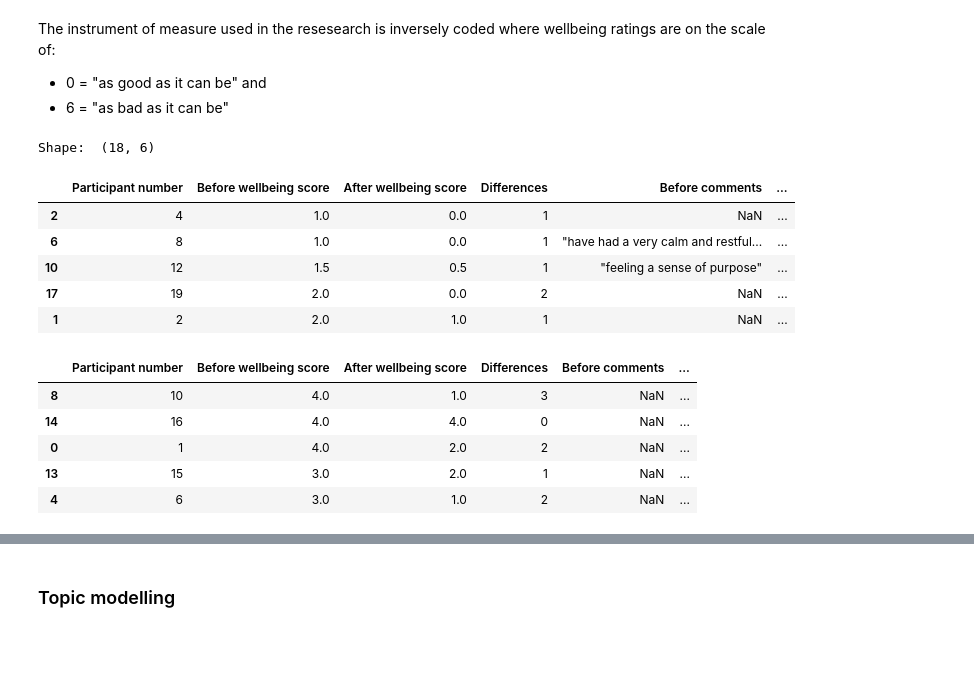
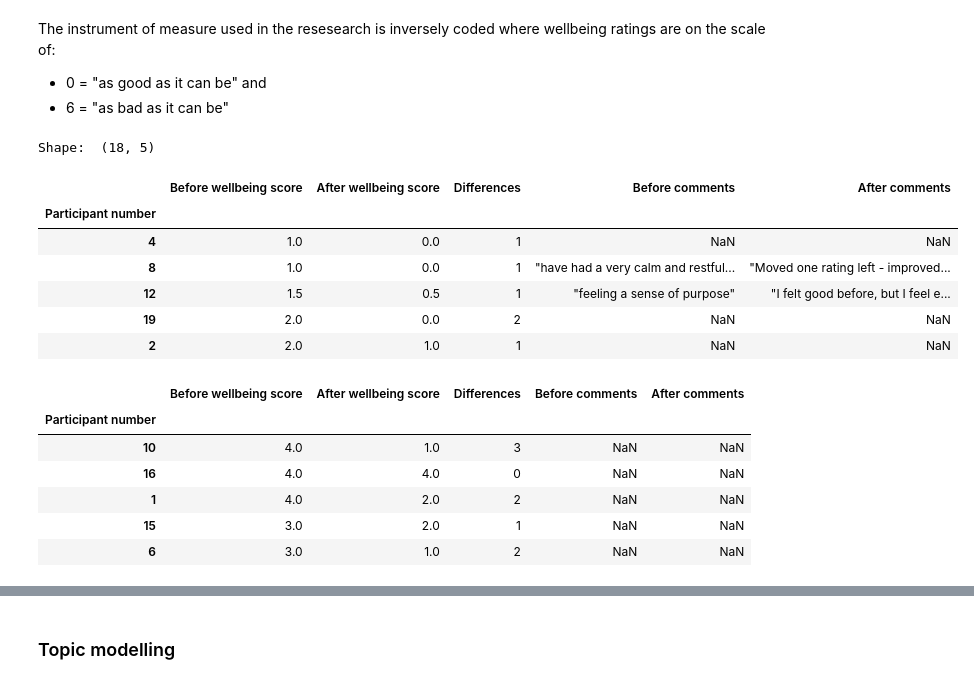
Before and after one commit to RachaelJadeMcGrath/Capstone, a Jupyter notebook: capstone_analysis.ipynb, the cells around one changed output, grey strips where cells are left out. Cells and saved outputs as stored; diff of their text form; code cells hidden in the pictures; blank space fills up the shorter version.

```diff
--- a/capstone_analysis.ipynb
+++ b/capstone_analysis.ipynb
@@ -814,39 +899,43 @@ The instrument of measure used in the resesearch is inversely coded where wellbe
 # %%
 # Load the intervention study dataset
 df_intervention = pd.read_csv("Embedded Intervention Study Before and After(Wellbeing scores)(final).csv")
 # Clean column names (remove extra spaces)
 df_intervention.columns = df_intervention.columns.str.strip()
 # Drop rows where 'Before wellbeing score' is NaN
 df_intervention = df_intervention.dropna(subset=['Before wellbeing score'])
 # Drop rows where 'After wellbeing score' is NaN
 df_intervention = df_intervention.dropna(subset=['After wellbeing score'])
 # Sort by 'Before wellbeing score' for better visual clarity
 df_intervention = df_intervention.sort_values("Before wellbeing score", ascending=True)
+# Set index after sorting
+df_intervention = df_intervention.set_index("Participant number")
 # Check the first few rows of the dataset
 df_intervention.head()
 print ("Shape: ", df_intervention.shape)
 # Show the first few rows of the cleaned DataFrame
 df_intervention.head()
 # %% [output]
-Shape:  (18, 6)
+Shape:  (18, 5)
-|  | Participant number | Before wellbeing score | After wellbeing score | Differences | Before comments | ... |
-| 2 | 4 | 1.0 | 0.0 | 1 | NaN | ... |
-| 6 | 8 | 1.0 | 0.0 | 1 | "have had a very calm and restful... | ... |
-| 10 | 12 | 1.5 | 0.5 | 1 | "feeling a sense of purpose" | ... |
-| 17 | 19 | 2.0 | 0.0 | 2 | NaN | ... |
-| 1 | 2 | 2.0 | 1.0 | 1 | NaN | ... |
+|  | Before wellbeing score | After wellbeing score | Differences | Before comments | After comments |
+| Participant number |  |  |  |  |  |
+| 4 | 1.0 | 0.0 | 1 | NaN | NaN |
+| 8 | 1.0 | 0.0 | 1 | "have had a very calm and restful... | "Moved one rating left - improved... |
+| 12 | 1.5 | 0.5 | 1 | "feeling a sense of purpose" | "I felt good before, but I feel e... |
+| 19 | 2.0 | 0.0 | 2 | NaN | NaN |
+| 2 | 2.0 | 1.0 | 1 | NaN | NaN |
 # %%
 # Sorting the DataFrame by 'Before wellbeing score' in descending order and setting the index
 df_sorted = df_intervention.sort_values("Before wellbeing score", ascending=False)
 df_sorted.reset_index= ['Participant number']
 df_sorted.head()
 # %% [output]
-|  | Participant number | Before wellbeing score | After wellbeing score | Differences | Before comments | ... |
-| 8 | 10 | 4.0 | 1.0 | 3 | NaN | ... |
-| 14 | 16 | 4.0 | 4.0 | 0 | NaN | ... |
-| 0 | 1 | 4.0 | 2.0 | 2 | NaN | ... |
-| 13 | 15 | 3.0 | 2.0 | 1 | NaN | ... |
-| 4 | 6 | 3.0 | 1.0 | 2 | NaN | ... |
+|  | Before wellbeing score | After wellbeing score | Differences | Before comments | After comments |
+| Participant number |  |  |  |  |  |
+| 10 | 4.0 | 1.0 | 3 | NaN | NaN |
+| 16 | 4.0 | 4.0 | 0 | NaN | NaN |
+| 1 | 4.0 | 2.0 | 2 | NaN | NaN |
+| 15 | 3.0 | 2.0 | 1 | NaN | NaN |
+| 6 | 3.0 | 1.0 | 2 | NaN | NaN |
 # %%
 plt.figure(figsize=(12, 6))
 
```
Also changed, not shown: parts of 25 cells of this notebook, 4 other files.
